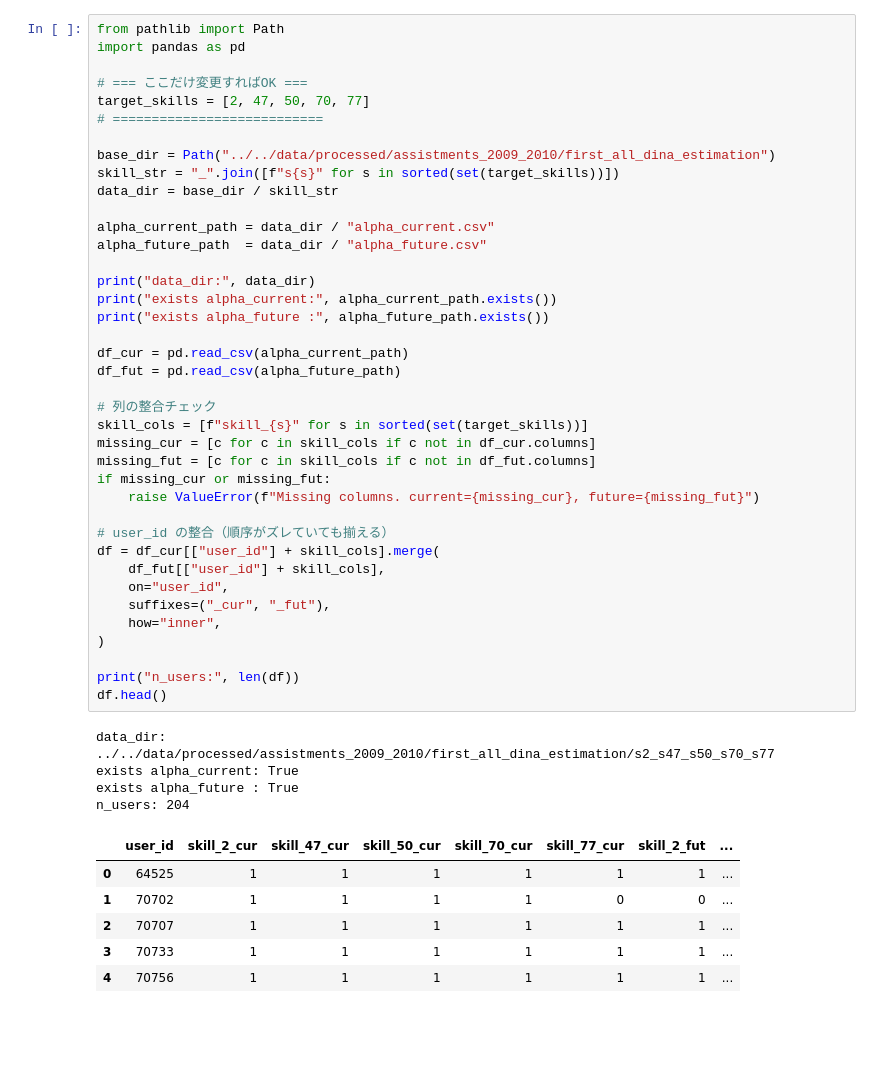
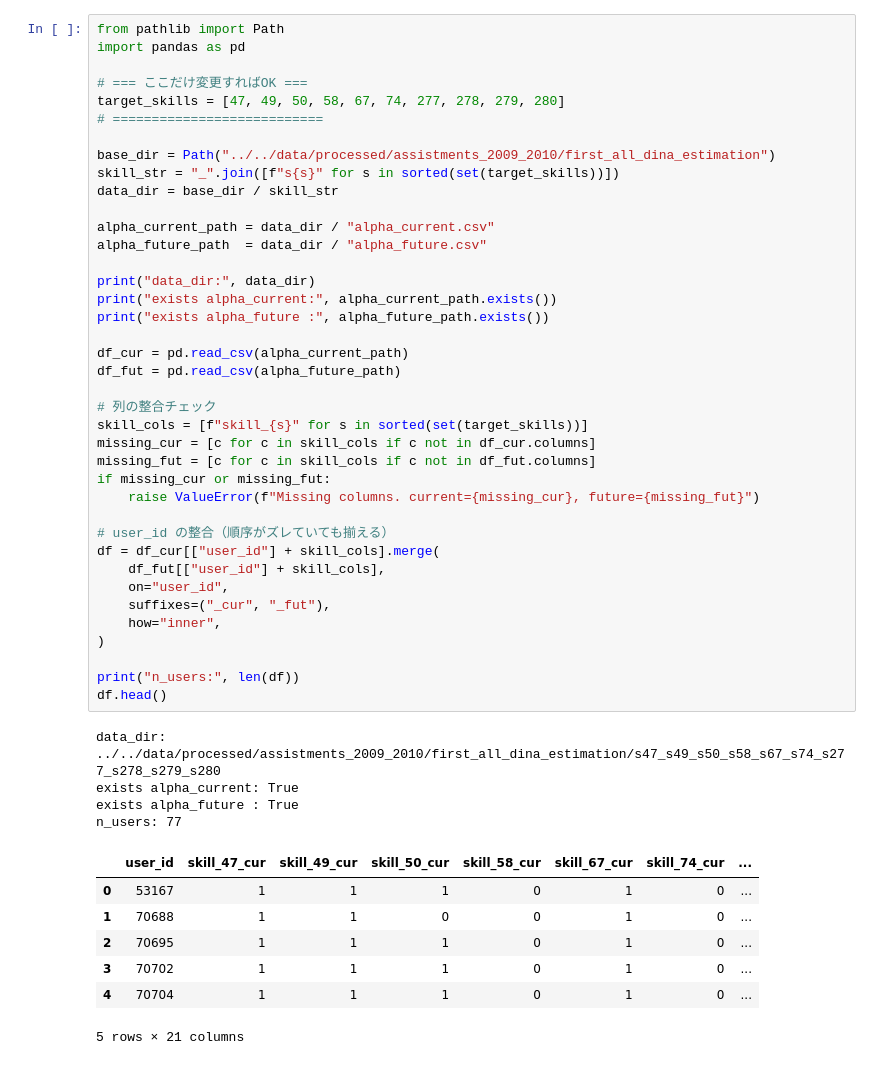
Before and after one commit to ryosukeaaaaa/master_research, a Jupyter notebook: notebooks/assistments_2009_2010/first_all_skillstate_estimate.ipynb, the cells around one changed output. Cells and saved outputs as stored; diff of their text form; blank space fills up the shorter version.

```diff
--- a/notebooks/assistments_2009_2010/first_all_skillstate_estimate.ipynb
+++ b/notebooks/assistments_2009_2010/first_all_skillstate_estimate.ipynb
@@ -3,7 +3,7 @@ from pathlib import Path
 import pandas as pd
 
 # === ここだけ変更すればOK ===
-target_skills = [2, 47, 50, 70, 77]
+target_skills = [47, 49, 50, 58, 67, 74, 277, 278, 279, 280]
 # ===========================
 
 base_dir = Path("../../data/processed/assistments_2009_2010/first_all_dina_estimation")
@@ -13,41 +13,42 @@ data_dir = base_dir / skill_str
 alpha_current_path = data_dir / "alpha_current.csv"
 alpha_future_path  = data_dir / "alpha_future.csv"
 
 print("data_dir:", data_dir)
 print("exists alpha_current:", alpha_current_path.exists())
 print("exists alpha_future :", alpha_future_path.exists())
 
 df_cur = pd.read_csv(alpha_current_path)
 df_fut = pd.read_csv(alpha_future_path)
 
 # 列の整合チェック
 skill_cols = [f"skill_{s}" for s in sorted(set(target_skills))]
 missing_cur = [c for c in skill_cols if c not in df_cur.columns]
 missing_fut = [c for c in skill_cols if c not in df_fut.columns]
 if missing_cur or missing_fut:
     raise ValueError(f"Missing columns. current={missing_cur}, future={missing_fut}")
 
 # user_id の整合（順序がズレていても揃える）
 df = df_cur[["user_id"] + skill_cols].merge(
     df_fut[["user_id"] + skill_cols],
     on="user_id",
     suffixes=("_cur", "_fut"),
     how="inner",
 )
 
 print("n_users:", len(df))
 df.head()
 # %% [output]
-data_dir: ../../data/processed/assistments_2009_2010/first_all_dina_estimation/s2_s47_s50_s70_s77
+data_dir: ../../data/processed/assistments_2009_2010/first_all_dina_estimation/s47_s49_s50_s58_s67_s74_s277_s278_s279_s280
 exists alpha_current: True
 exists alpha_future : True
-n_users: 204
+n_users: 77
-|  | user_id | skill_2_cur | skill_47_cur | skill_50_cur | skill_70_cur | skill_77_cur | skill_2_fut | ... |
-| 0 | 64525 | 1 | 1 | 1 | 1 | 1 | 1 | ... |
-| 1 | 70702 | 1 | 1 | 1 | 1 | 0 | 0 | ... |
-| 2 | 70707 | 1 | 1 | 1 | 1 | 1 | 1 | ... |
-| 3 | 70733 | 1 | 1 | 1 | 1 | 1 | 1 | ... |
-| 4 | 70756 | 1 | 1 | 1 | 1 | 1 | 1 | ... |
+|  | user_id | skill_47_cur | skill_49_cur | skill_50_cur | skill_58_cur | skill_67_cur | skill_74_cur | ... |
+| 0 | 53167 | 1 | 1 | 1 | 0 | 1 | 0 | ... |
+| 1 | 70688 | 1 | 1 | 0 | 0 | 1 | 0 | ... |
+| 2 | 70695 | 1 | 1 | 1 | 0 | 1 | 0 | ... |
+| 3 | 70702 | 1 | 1 | 1 | 0 | 1 | 0 | ... |
+| 4 | 70704 | 1 | 1 | 1 | 0 | 1 | 0 | ... |
+5 rows × 21 columns
 # %%
 import numpy as np
 import matplotlib.pyplot as plt
```
Also changed, not shown: parts of 3 cells of this notebook, 44 other files.
